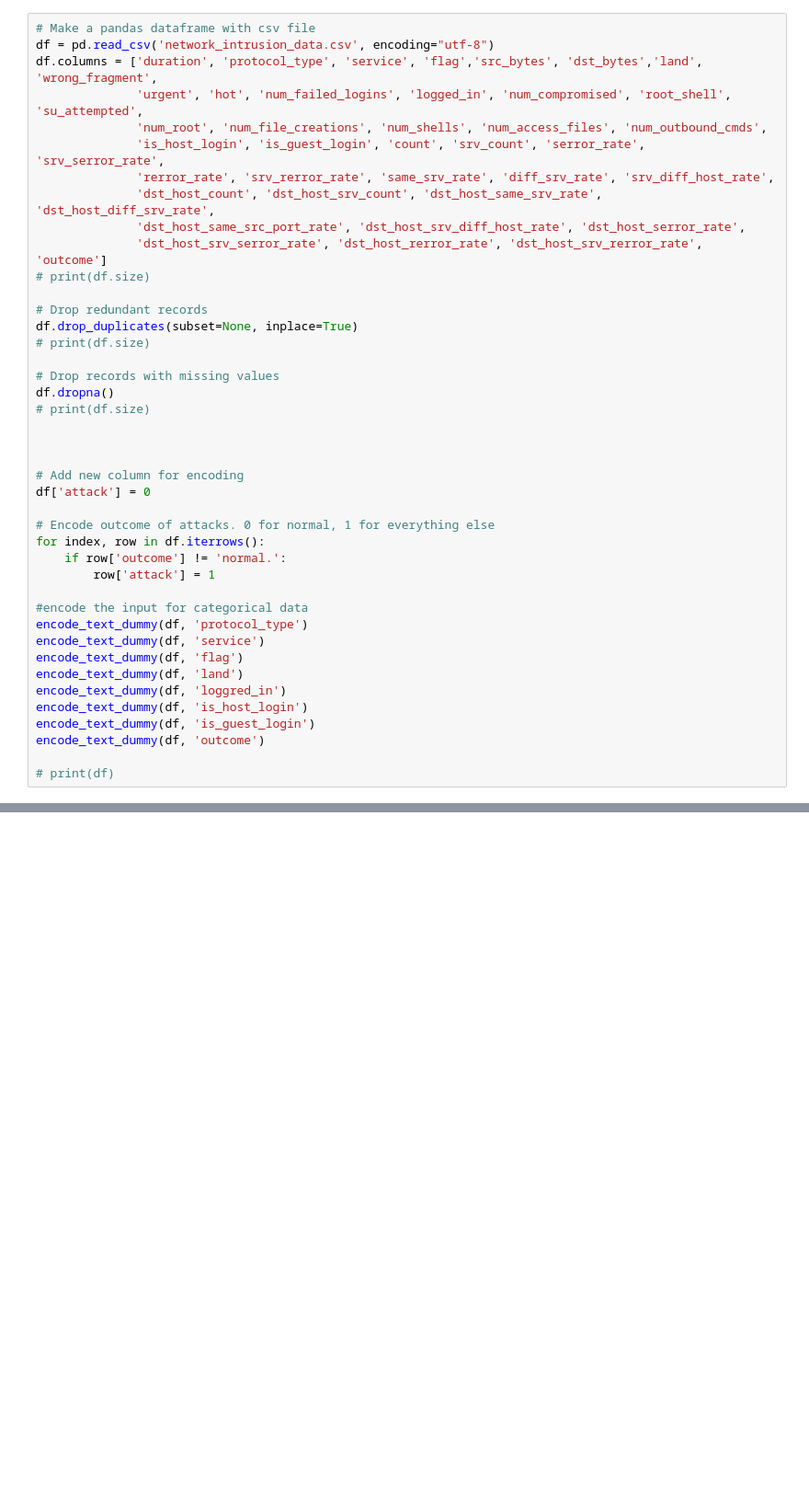
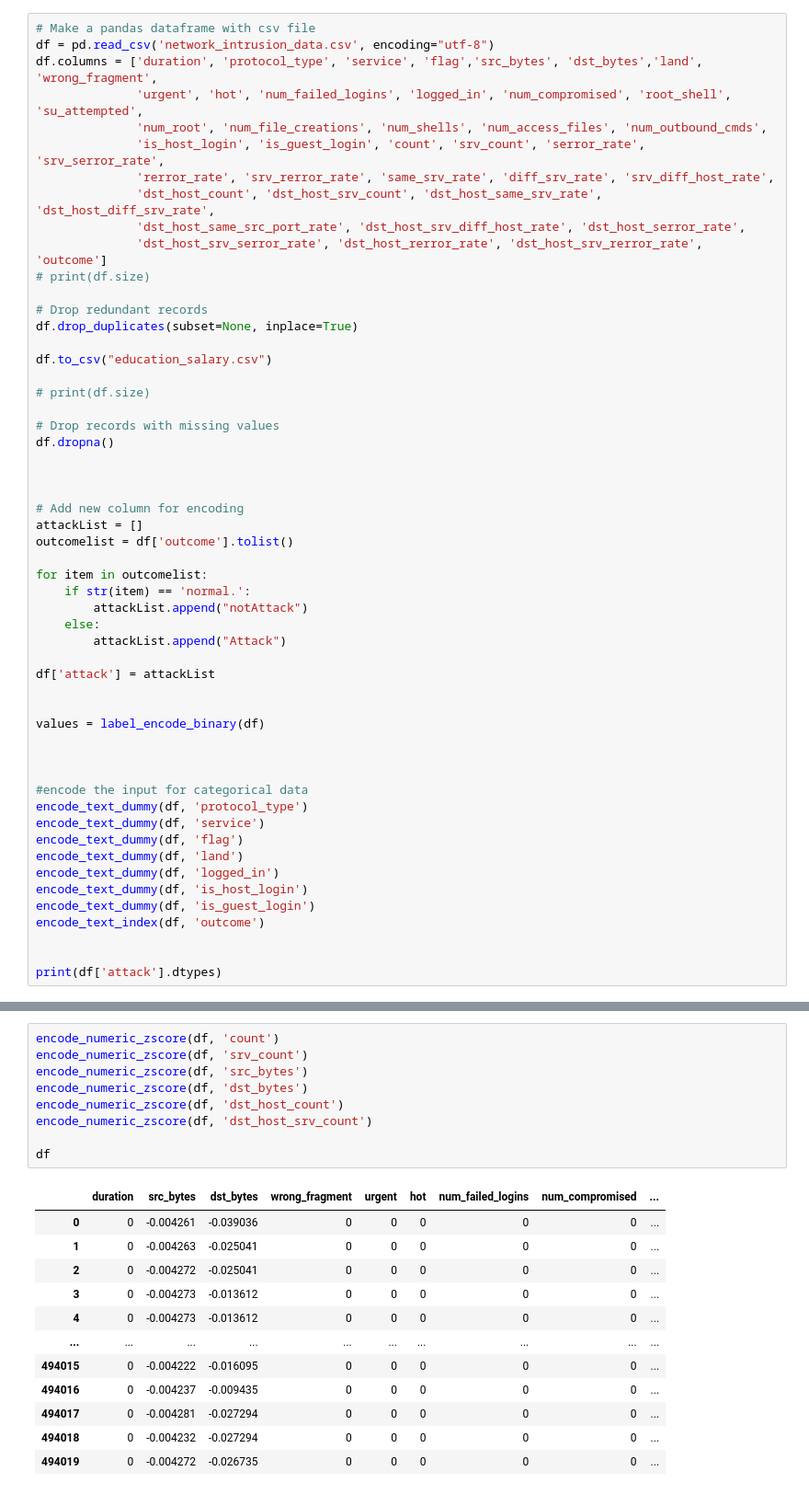
Before and after one commit to Mikoreiz/CSC180-Project2, a Jupyter notebook: project.ipynb, the cells around one changed output, grey strips where cells are left out. Shown at 92% size. Saved outputs shown, nothing was run; the diff lists cells and outputs as text; blank space fills up the shorter version.

```diff
--- a/project.ipynb
+++ b/project.ipynb
@@ -90,30 +103,42 @@ df.columns = ['duration', 'protocol_type', 'service', 'flag','src_bytes', 'dst_b
 
 # Drop redundant records
 df.drop_duplicates(subset=None, inplace=True)
+
+df.to_csv("education_salary.csv")
+
 # print(df.size)
 
 # Drop records with missing values
 df.dropna()
-# print(df.size)
 
 
 
 # Add new column for encoding
-df['attack'] = 0
+attackList = []
+outcomelist = df['outcome'].tolist()
 
-# Encode outcome of attacks. 0 for normal, 1 for everything else
-for index, row in df.iterrows():
-    if row['outcome'] != 'normal.':
-        row['attack'] = 1
+for item in outcomelist:
+    if str(item) == 'normal.':
+        attackList.append("notAttack")
+    else:
+        attackList.append("Attack")
+
+df['attack'] = attackList
+
+
+values = label_encode_binary(df)
+
+
 
 #encode the input for categorical data
 encode_text_dummy(df, 'protocol_type')
 encode_text_dummy(df, 'service')
 encode_text_dummy(df, 'flag')
 encode_text_dummy(df, 'land')
-encode_text_dummy(df, 'loggred_in')
+encode_text_dummy(df, 'logged_in')
 encode_text_dummy(df, 'is_host_login')
 encode_text_dummy(df, 'is_guest_login')
-encode_text_dummy(df, 'outcome')
+encode_text_index(df, 'outcome')
 
-# print(df)
+
+print(df['attack'].dtypes)
@@ -136,0 +147,22 @@ df
+# %%
+encode_numeric_zscore(df, 'count')
+encode_numeric_zscore(df, 'srv_count')
+encode_numeric_zscore(df, 'src_bytes')
+encode_numeric_zscore(df, 'dst_bytes')
+encode_numeric_zscore(df, 'dst_host_count')
+encode_numeric_zscore(df, 'dst_host_srv_count')
+
+df
+# %% [output]
+|  | duration | src_bytes | dst_bytes | wrong_fragment | urgent | hot | num_failed_logins | num_compromised | ... |
+| 0 | 0 | -0.004261 | -0.039036 | 0 | 0 | 0 | 0 | 0 | ... |
+| 1 | 0 | -0.004263 | -0.025041 | 0 | 0 | 0 | 0 | 0 | ... |
+| 2 | 0 | -0.004272 | -0.025041 | 0 | 0 | 0 | 0 | 0 | ... |
+| 3 | 0 | -0.004273 | -0.013612 | 0 | 0 | 0 | 0 | 0 | ... |
+| 4 | 0 | -0.004273 | -0.013612 | 0 | 0 | 0 | 0 | 0 | ... |
+| ... | ... | ... | ... | ... | ... | ... | ... | ... | ... |
+| 494015 | 0 | -0.004222 | -0.016095 | 0 | 0 | 0 | 0 | 0 | ... |
+| 494016 | 0 | -0.004237 | -0.009435 | 0 | 0 | 0 | 0 | 0 | ... |
+| 494017 | 0 | -0.004281 | -0.027294 | 0 | 0 | 0 | 0 | 0 | ... |
+| 494018 | 0 | -0.004232 | -0.027294 | 0 | 0 | 0 | 0 | 0 | ... |
+| 494019 | 0 | -0.004272 | -0.026735 | 0 | 0 | 0 | 0 | 0 | ... |
```
Also changed, not shown: parts of 10 cells of this notebook, 4 other files.
